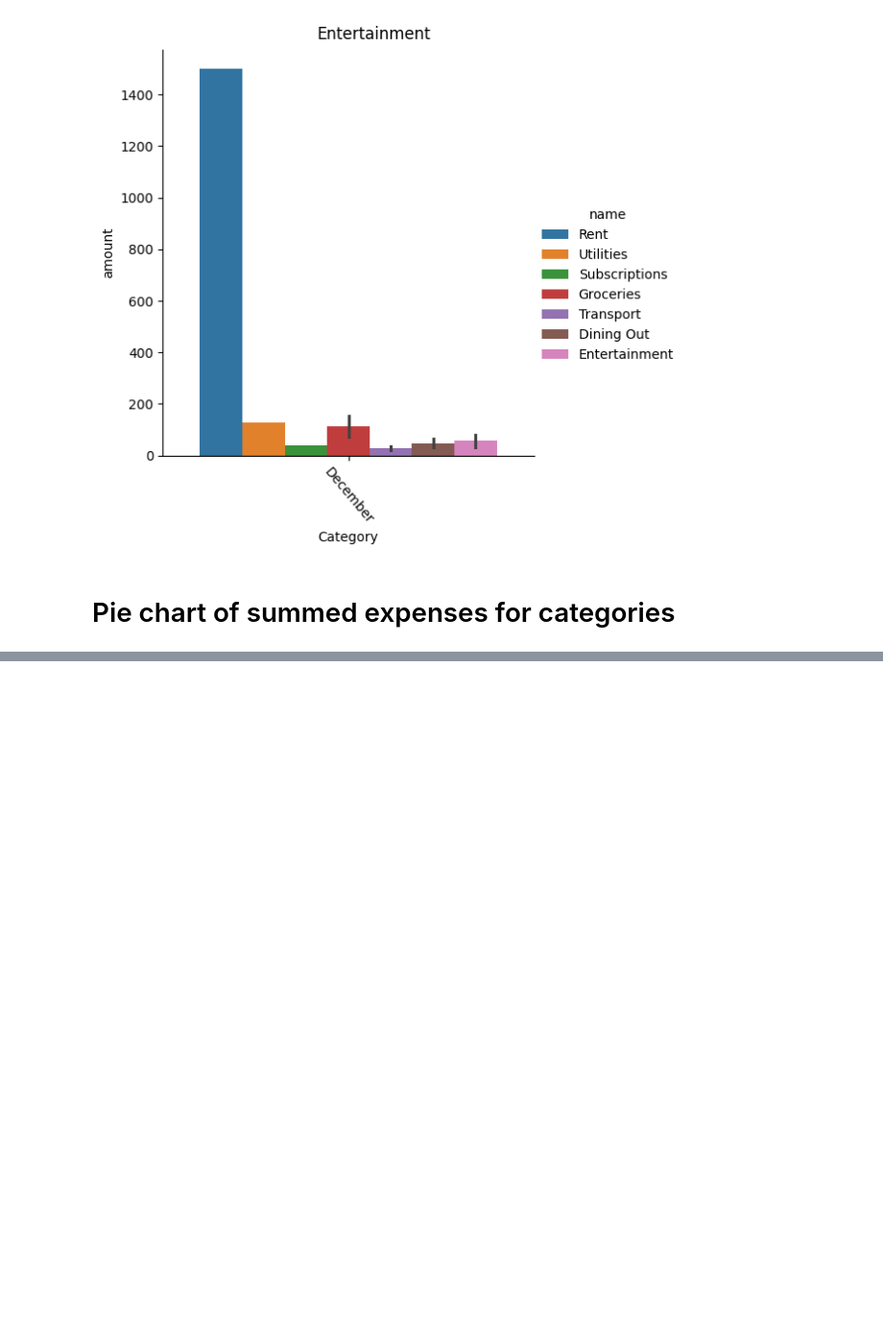
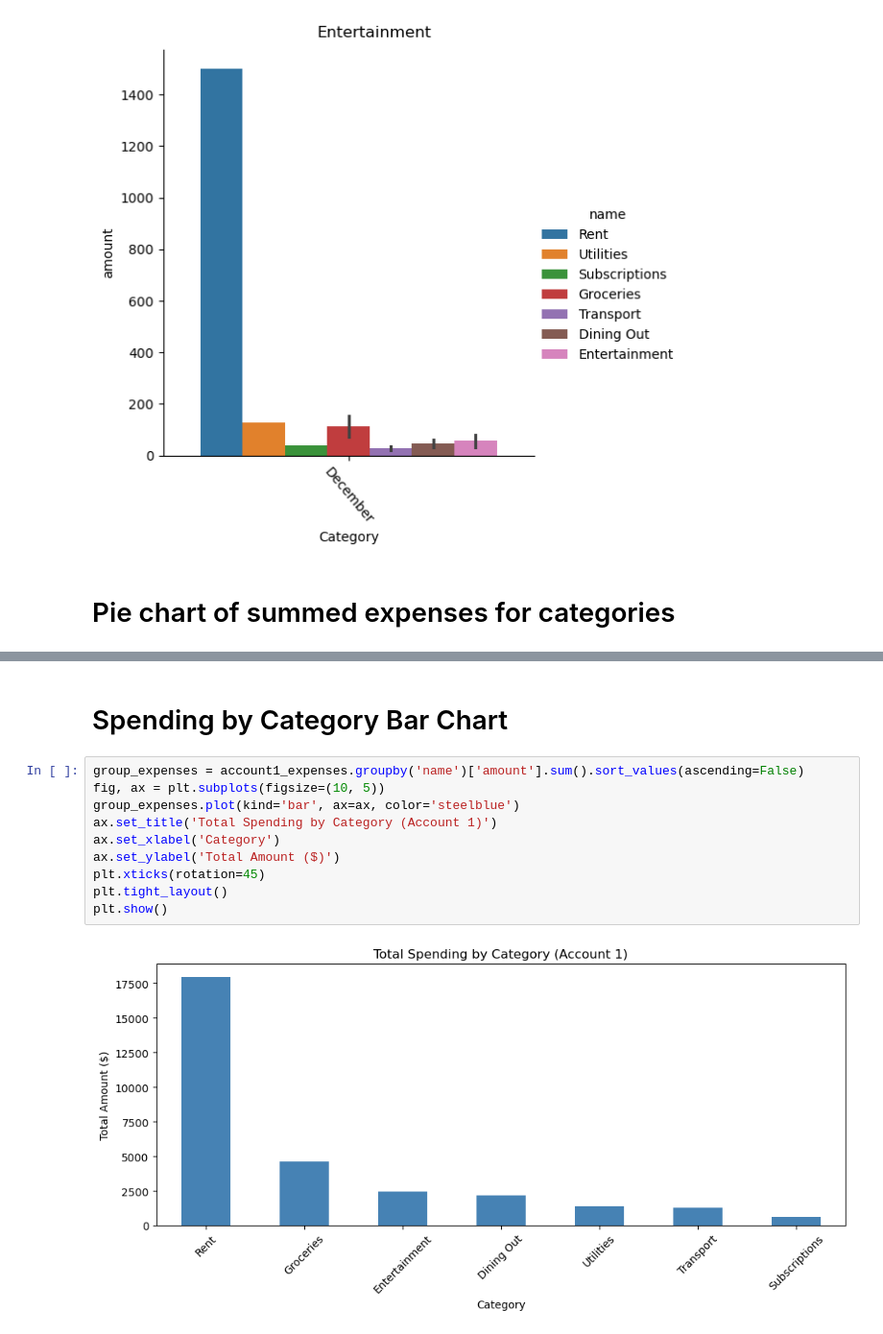
Before and after one commit to sjsu-cs122-s26/spender-menders-personal-finance-data-expense-tracker, a Jupyter notebook: notebooks/Visualization.ipynb, the cells around one changed output, grey strips where cells are left out. Shown at 96% size. Saved outputs shown, nothing was run; the diff lists cells and outputs as text; blank space fills up the shorter version.

```diff
--- a/notebooks/Visualization.ipynb
+++ b/notebooks/Visualization.ipynb
@@ -252,0 +292,14 @@ Index(['Dining Out', 'Entertainment', 'Groceries', 'Rent', 'Subscriptions',
+# %% [markdown]
+# Spending by Category Bar Chart
+# %%
+group_expenses = account1_expenses.groupby('name')['amount'].sum().sort_values(ascending=False)
+fig, ax = plt.subplots(figsize=(10, 5))
+group_expenses.plot(kind='bar', ax=ax, color='steelblue')
+ax.set_title('Total Spending by Category (Account 1)')
+ax.set_xlabel('Category')
+ax.set_ylabel('Total Amount ($)')
+plt.xticks(rotation=45)
+plt.tight_layout()
+plt.show()
+# %% [output]
+[figure, added]
```
Also changed, not shown: parts of 15 cells of this notebook.
